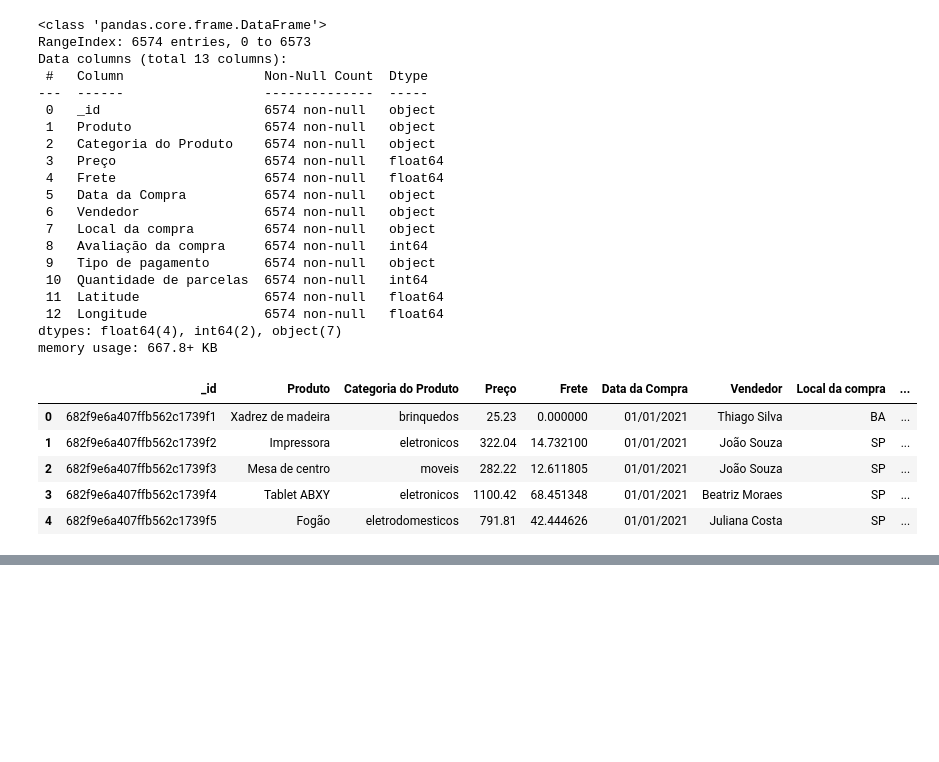
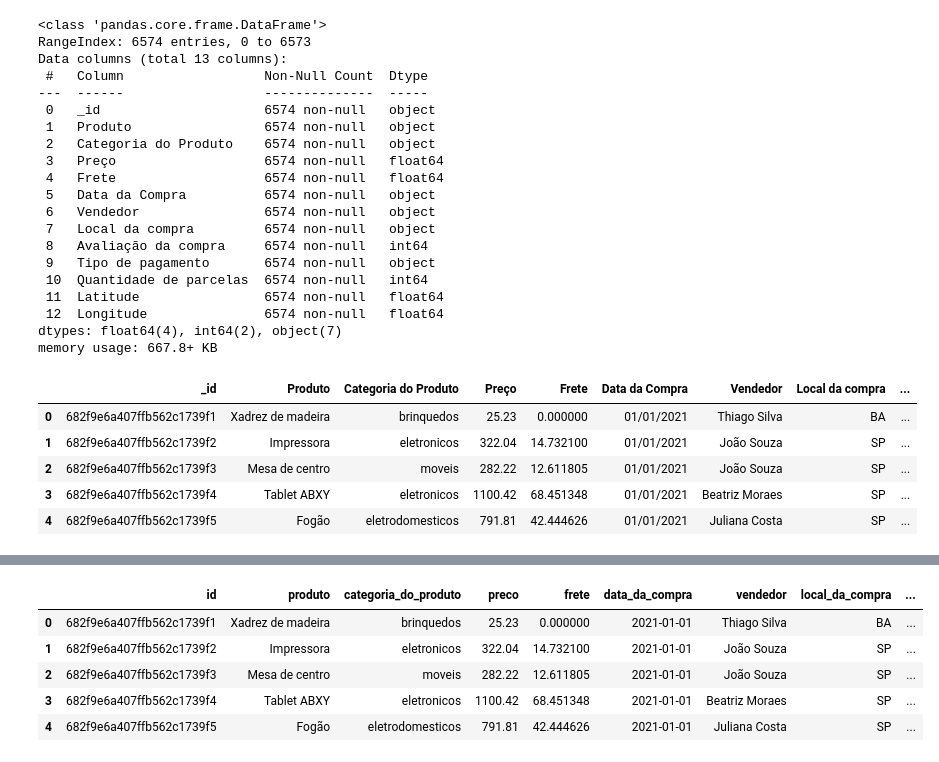
Before and after one commit to vbluuiza/atlasflow-data-pipeline, a Jupyter notebook: notebooks/transform_data.ipynb, the cells around one changed output, grey strips where cells are left out. Drawn from its saved outputs; the diff is of its cells as text; code cells hidden in the pictures; blank space fills up the shorter version.

Commit message:
✨ feat(transform): Padroniza nomes de colunas e formata 'data_da_compra' como datetime no df_products

```diff
--- a/notebooks/transform_data.ipynb
+++ b/notebooks/transform_data.ipynb
@@ -275,0 +278,15 @@ df_products.head()
+# %%
+df_products = df_products.rename(columns={"_id": "id",
+                         "Produto": "produto",
+                         "Categoria do Produto": "categoria_do_produto",
+                         "Preço": "preco",
+                         "Frete": "frete",
+                         "Data da Compra": "data_da_compra",
+                         "Vendedor": "vendedor",
+                         "Local da compra": "local_da_compra",
+                         "Avaliação da compra": "avaliacao_da_compra",
+                         "Tipo de pagamento": "tipo_de_pagamento",
+                         "Quantidade de parcelas": "quantidade_de_parcelas",
+                         "Latitude": "latitude",
+                         "Longitude": "longitude"
+                         })
@@ -275,0 +302,3 @@ df_products.head()
+# %%
+df_products["data_da_compra"] = pd.to_datetime(df_products["data_da_compra"], format="%d/%m/%Y")
+df_products.info()
@@ -275,0 +326,11 @@ df_products.head()
+# %%
+df_products["data_da_compra"] = df_products["data_da_compra"].dt.strftime("%Y-%m-%d")
+# %%
+df_products.head()
+# %% [output]
+|  | id | produto | categoria_do_produto | preco | frete | data_da_compra | vendedor | local_da_compra | ... |
+| 0 | 682f9e6a407ffb562c1739f1 | Xadrez de madeira | brinquedos | 25.23 | 0.000000 | 2021-01-01 | Thiago Silva | BA | ... |
+| 1 | 682f9e6a407ffb562c1739f2 | Impressora | eletronicos | 322.04 | 14.732100 | 2021-01-01 | João Souza | SP | ... |
+| 2 | 682f9e6a407ffb562c1739f3 | Mesa de centro | moveis | 282.22 | 12.611805 | 2021-01-01 | João Souza | SP | ... |
+| 3 | 682f9e6a407ffb562c1739f4 | Tablet ABXY | eletronicos | 1100.42 | 68.451348 | 2021-01-01 | Beatriz Moraes | SP | ... |
+| 4 | 682f9e6a407ffb562c1739f5 | Fogão | eletrodomesticos | 791.81 | 42.444626 | 2021-01-01 | Juliana Costa | SP | ... |
```
Also changed, not shown: parts of 4 cells of this notebook.
